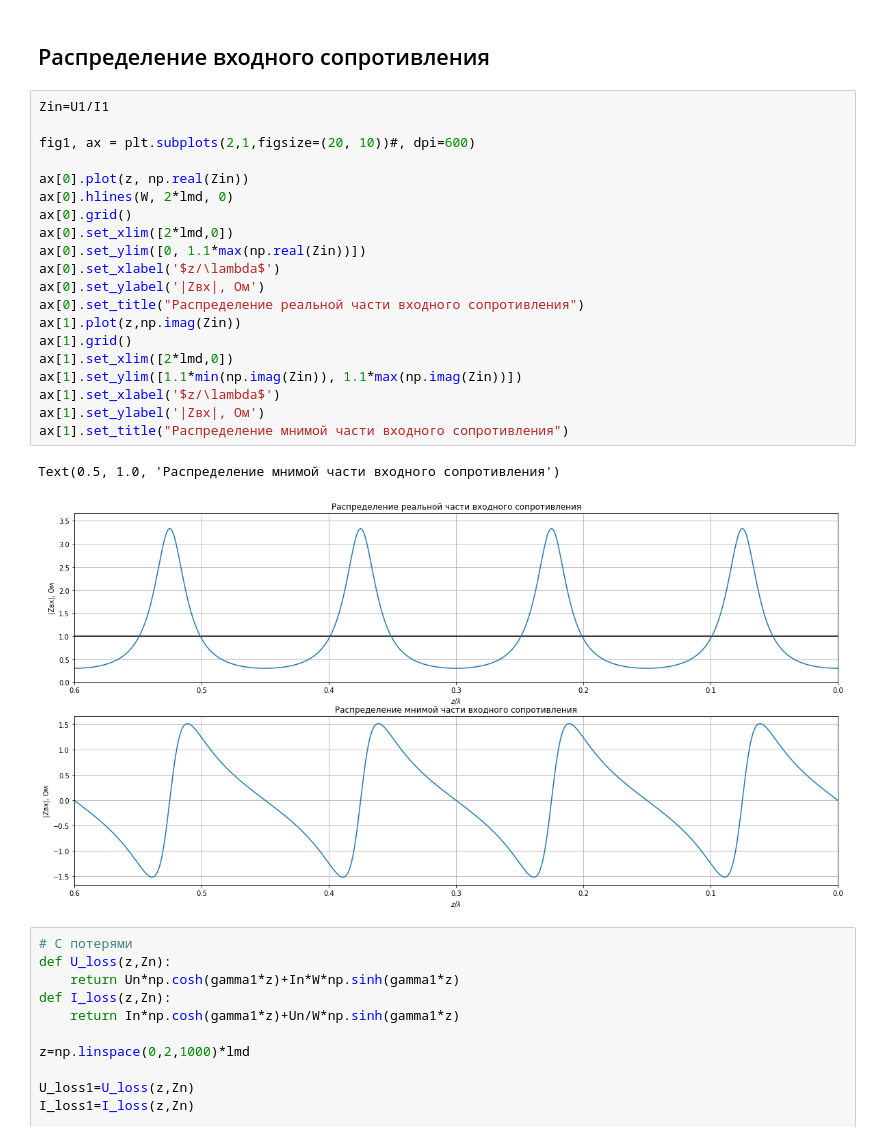
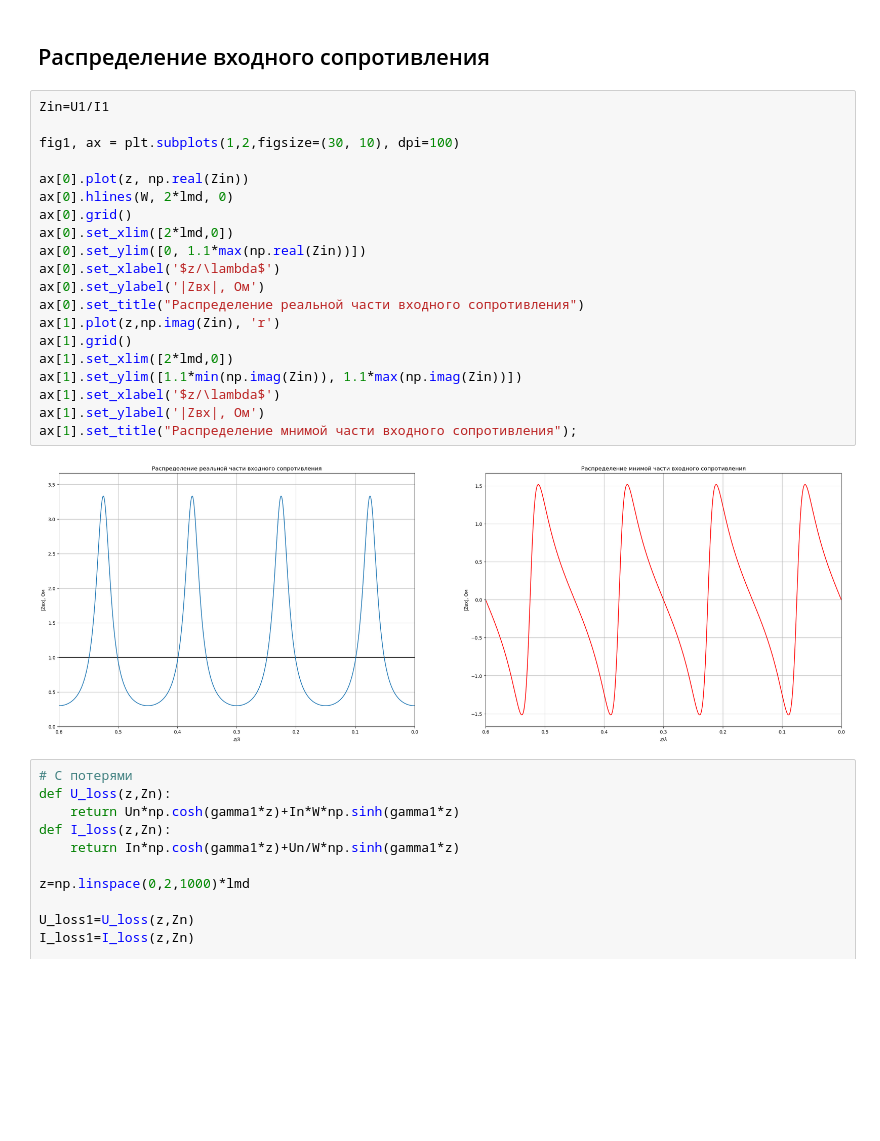
Before and after one commit to MargaritaWraith/LongLinePy, a Jupyter notebook: LongLine.ipynb, the cells around one changed output. Saved outputs shown, nothing was run; the diff lists cells and outputs as text; blank space fills up the shorter version.

```diff
--- a/LongLine.ipynb
+++ b/LongLine.ipynb
@@ -80,26 +79,25 @@ Text(0, 0.5, '|I|, А')
 # %%
 Zin=U1/I1
 
-fig1, ax = plt.subplots(2,1,figsize=(20, 10))#, dpi=600)
+fig1, ax = plt.subplots(1,2,figsize=(30, 10), dpi=100)
 
 ax[0].plot(z, np.real(Zin))
 ax[0].hlines(W, 2*lmd, 0)
 ax[0].grid()
 ax[0].set_xlim([2*lmd,0])
 ax[0].set_ylim([0, 1.1*max(np.real(Zin))])
 ax[0].set_xlabel('$z/\lambda$')
 ax[0].set_ylabel('|Zвх|, Ом')
 ax[0].set_title("Распределение реальной части входного сопротивления")
-ax[1].plot(z,np.imag(Zin))
+ax[1].plot(z,np.imag(Zin), 'r')
 ax[1].grid()
 ax[1].set_xlim([2*lmd,0])
 ax[1].set_ylim([1.1*min(np.imag(Zin)), 1.1*max(np.imag(Zin))])
 ax[1].set_xlabel('$z/\lambda$')
 ax[1].set_ylabel('|Zвх|, Ом')
-ax[1].set_title("Распределение мнимой части входного сопротивления")
+ax[1].set_title("Распределение мнимой части входного сопротивления");
 # %% [output]
-Text(0.5, 1.0, 'Распределение мнимой части входного сопротивления')
-[figure, old version]
+[figure, new version]
 # %%
 # С потерями
 def U_loss(z,Zn):
```
Also changed, not shown: parts of 1 cell of this notebook.
